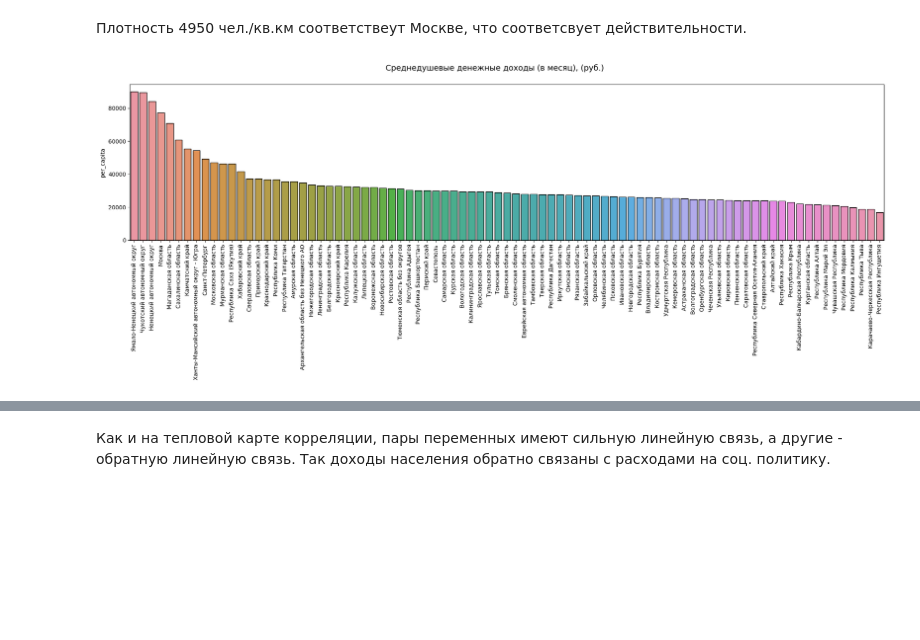
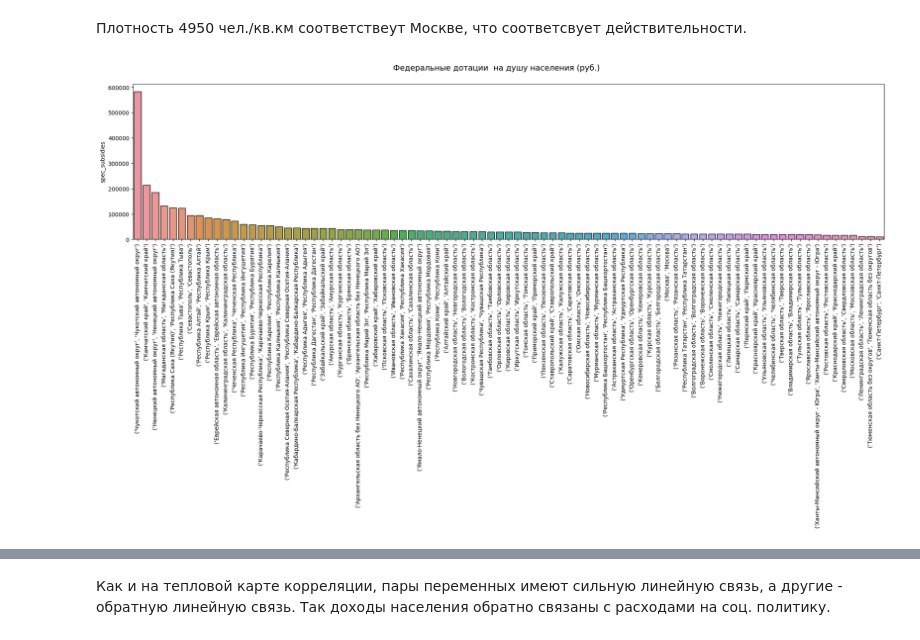
Before and after one commit to Punich-Pavel/Final_Project, a Jupyter notebook: Part_2/part_2.ipynb, the cells around one changed output, grey strips where cells are left out. Cells and saved outputs as stored; diff of their text form; code cells hidden in the pictures; blank space fills up the shorter version.

```diff
--- a/Part_2/part_2.ipynb
+++ b/Part_2/part_2.ipynb
@@ -296,21 +302,21 @@ plt.xticks(rotation = 90);
 # %% [markdown]
 Плотность 4950 чел./кв.км соответствеут Москве, что соответсвует действительности.
 # %%
-# посмотрим график распределения среднедушевых доходов населения
-bar_pl_df = df.sort_values(by='per_capita', ascending=False)
+# посмотрим график распределения федеральных дотаций на душу населения
+bar_pl_df = df.sort_values(by='spec_subsidies', ascending=False)
 fig = plt.figure(figsize=(24,5))
 sns.barplot(
     data=bar_pl_df,
     x=bar_pl_df.index,
-    y='per_capita'
+    y='spec_subsidies'
 );
 fig.suptitle(
-    'Среднедушевые денежные доходы (в месяц), (руб.)',
+    'Федеральные дотации  на душу населения (руб.)',
     fontsize=14);
 plt.xlabel('')
 plt.xticks(rotation = 90);
 # %% [output]
-[figure, old version]
+[figure, new version]
 # %%
 # посмотрим график распределения уровня безработицы
 bar_pl_df = df.sort_values(by='unemployment_rate', ascending=False)
```
Also changed, not shown: parts of 15 cells of this notebook, 4 other files.
